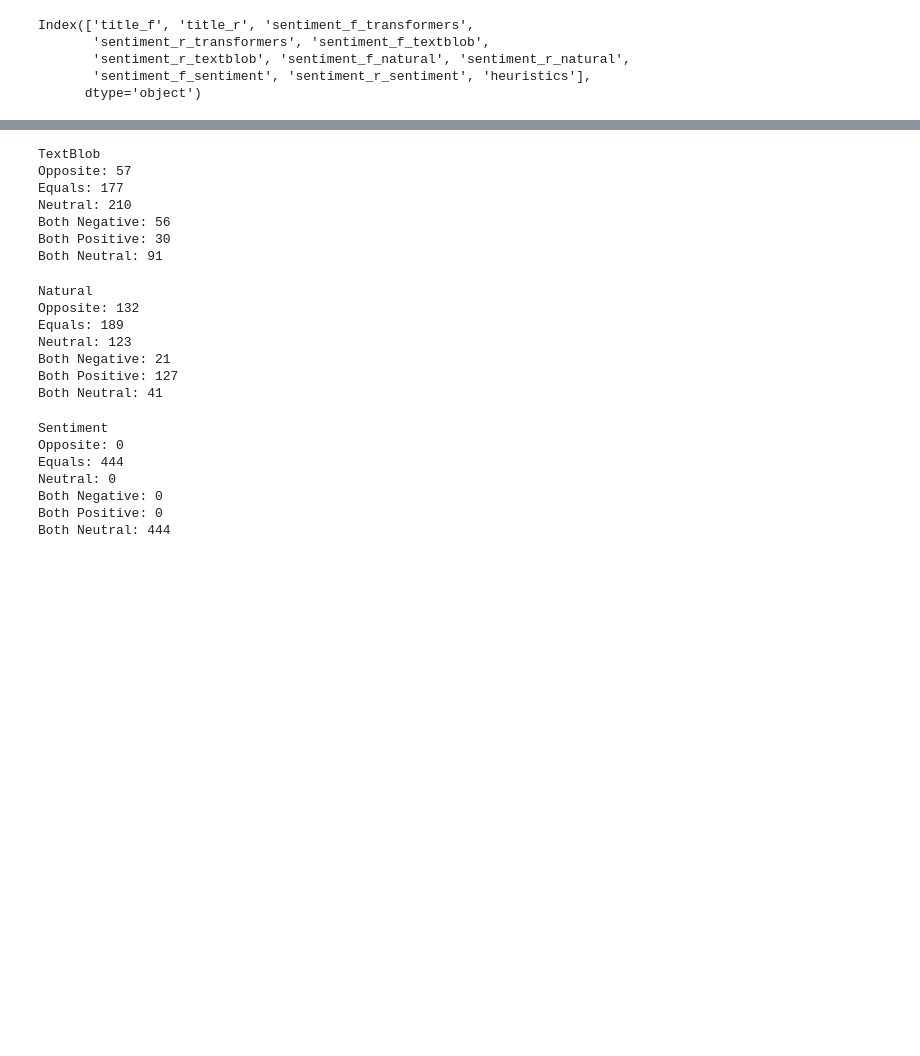
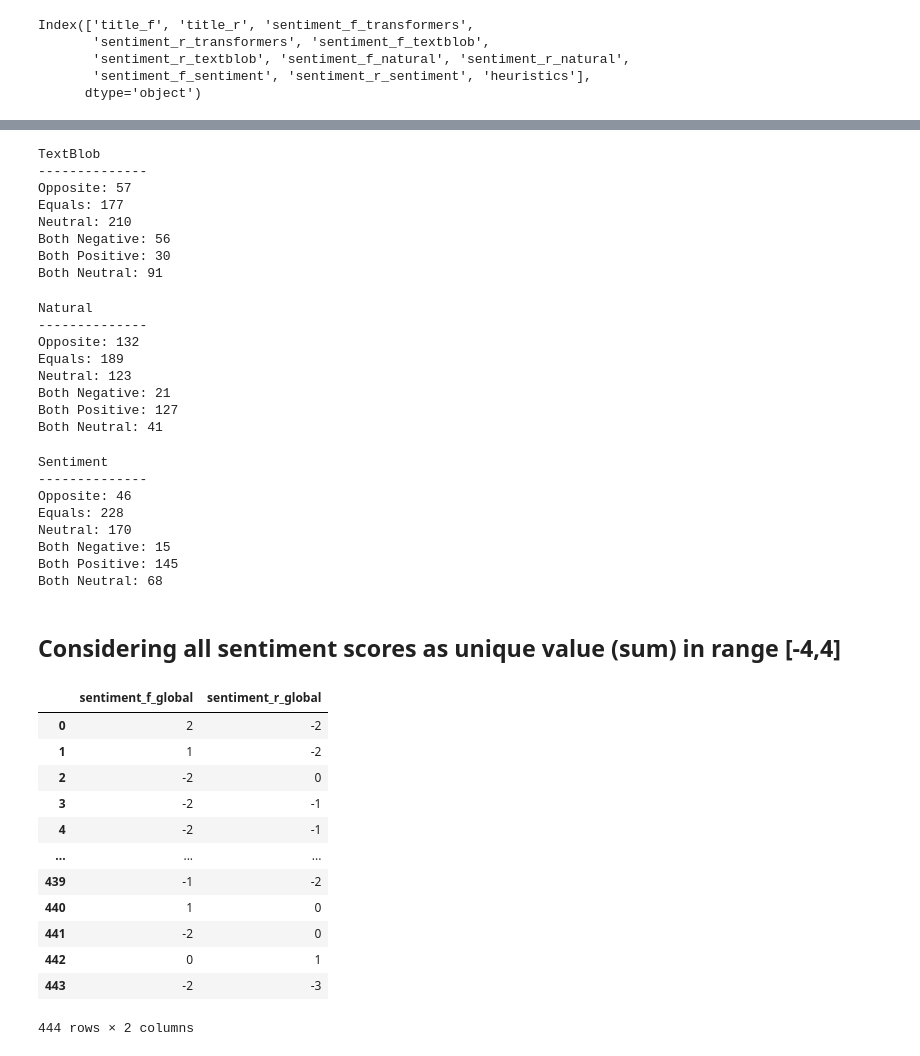
Before and after one commit to EdgeResearch/Angelia, a Jupyter notebook: EDA.ipynb, the cells around one changed output, grey strips where cells are left out. Cells and saved outputs as stored; diff of their text form; code cells hidden in the pictures; blank space fills up the shorter version.

```diff
--- a/EDA.ipynb
+++ b/EDA.ipynb
@@ -91,7 +92,7 @@ Both Positive: 278
 Both Neutral: 0
 # %%
 opposite, equals, one_neutral, b_neg, b_pos, b_neu =  polarity_pairs_evaluator('sentiment_f_textblob', 'sentiment_r_textblob')
-print("TextBlob")
+print("TextBlob \n--------------")
 print("Opposite: "+str(opposite))
 print("Equals: "+str(equals))
 print("Neutral: "+str(one_neutral))
@@ -100,6 +101,7 @@ print("Both Positive: "+str(b_pos))
 print("Both Neutral: "+str(b_neu))
 # %% [output]
 TextBlob
+--------------
 Opposite: 57
 Equals: 177
 Neutral: 210
@@ -108,7 +110,7 @@ Both Positive: 30
 Both Neutral: 91
 # %%
 opposite, equals, one_neutral, b_neg, b_pos, b_neu =  polarity_pairs_evaluator('sentiment_f_natural', 'sentiment_r_natural')
-print("Natural")
+print("Natural \n--------------")
 print("Opposite: "+str(opposite))
 print("Equals: "+str(equals))
 print("Neutral: "+str(one_neutral))
@@ -117,6 +119,7 @@ print("Both Positive: "+str(b_pos))
 print("Both Neutral: "+str(b_neu))
 # %% [output]
 Natural
+--------------
 Opposite: 132
 Equals: 189
 Neutral: 123
@@ -125,7 +128,7 @@ Both Positive: 127
 Both Neutral: 41
 # %%
 opposite, equals, one_neutral, b_neg, b_pos, b_neu  =  polarity_pairs_evaluator('sentiment_f_sentiment', 'sentiment_r_sentiment')
-print("Sentiment")
+print("Sentiment \n--------------")
 print("Opposite: "+str(opposite))
 print("Equals: "+str(equals))
 print("Neutral: "+str(one_neutral))
@@ -134,9 +137,12 @@ print("Both Positive: "+str(b_pos))
 print("Both Neutral: "+str(b_neu))
 # %% [output]
 Sentiment
-Opposite: 0
-Equals: 444
-Neutral: 0
-Both Negative: 0
-Both Positive: 0
-Both Neutral: 444
+--------------
+Opposite: 46
+Equals: 228
+Neutral: 170
+Both Negative: 15
+Both Positive: 145
+Both Neutral: 68
+# %% [markdown]
+<h2> Considering all sentiment scores as unique value (sum) in range [-4,4]</h2>
@@ -142,0 +159,16 @@ Both Neutral: 444
+# %%
+dataset[['sentiment_f_global','sentiment_r_global']]
+# %% [output]
+|  | sentiment_f_global | sentiment_r_global |
+| 0 | 2 | -2 |
+| 1 | 1 | -2 |
+| 2 | -2 | 0 |
+| 3 | -2 | -1 |
+| 4 | -2 | -1 |
+| ... | ... | ... |
+| 439 | -1 | -2 |
+| 440 | 1 | 0 |
+| 441 | -2 | 0 |
+| 442 | 0 | 1 |
+| 443 | -2 | -3 |
+444 rows × 2 columns
```
Also changed, not shown: parts of 9 cells of this notebook, 4 other files.
